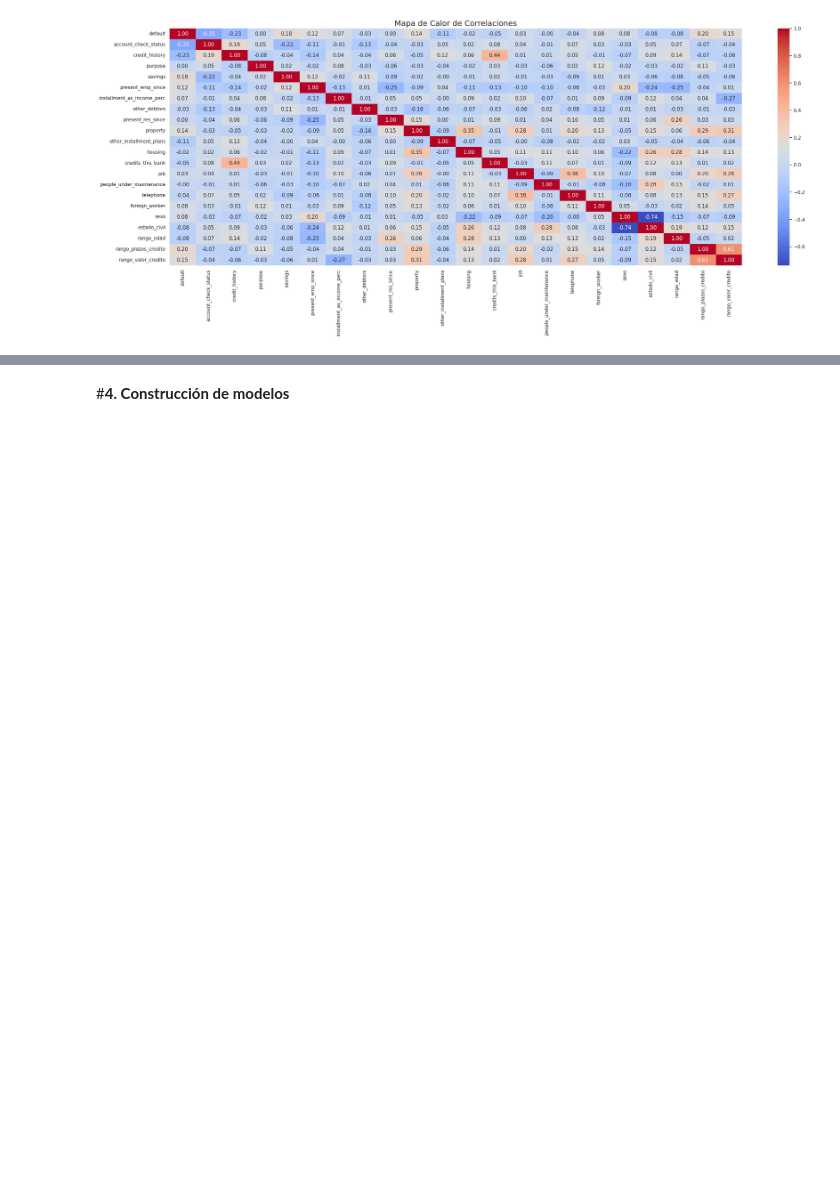
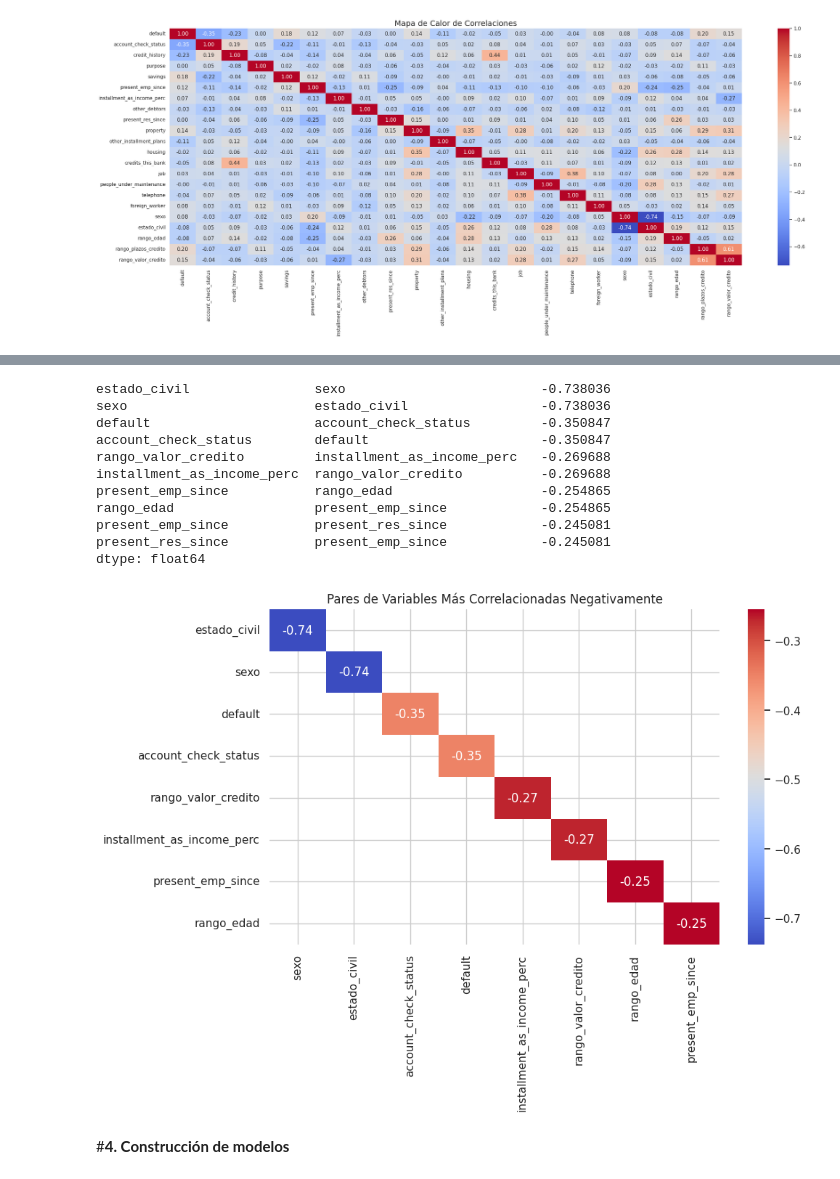
Before and after one commit to mbozop/inmersion-de-datos-python, a Jupyter notebook: credito_banco_aleman_inmersion.ipynb, the cells around one changed output, grey strips where cells are left out. Cells and saved outputs as stored; diff of their text form; code cells hidden in the pictures; blank space fills up the shorter version.

```diff
--- a/credito_banco_aleman_inmersion.ipynb
+++ b/credito_banco_aleman_inmersion.ipynb
@@ -302,3 +365,34 @@ plt.show()
+# %%
+# prompt: Genera un gráfico donde se encuentren los pares de variables mas correlacionadas entre si (negativamente)
+
+# Calcula la matriz de correlación
+correlation_matrix = df_banco.corr()
+
+# Encuentra los pares de variables más correlacionadas negativamente
+bottom_correlations = correlation_matrix.unstack().sort_values()
+bottom_correlations = bottom_correlations[bottom_correlations != 1]  # Elimina autocorrelaciones
+
+# Muestra los pares más correlacionados negativamente
+print(bottom_correlations.head(10))
+
+# Grafica las correlaciones más bajas
+plt.figure(figsize=(10, 6))
+sns.heatmap(bottom_correlations.head(8).unstack(), annot=True, cmap='coolwarm')
+plt.title('Pares de Variables Más Correlacionadas Negativamente')
+plt.show()
+# %% [output]
+estado_civil                sexo                         -0.738036
+sexo                        estado_civil                 -0.738036
+default                     account_check_status         -0.350847
+account_check_status        default                      -0.350847
+rango_valor_credito         installment_as_income_perc   -0.269688
+installment_as_income_perc  rango_valor_credito          -0.269688
+present_emp_since           rango_edad                   -0.254865
+rango_edad                  present_emp_since            -0.254865
+present_emp_since           present_res_since            -0.245081
+present_res_since           present_emp_since            -0.245081
+dtype: float64
+[figure, added]
 # %% [markdown]
 #**4. Construcción de modelos**
 # %%
```
Also changed, not shown: parts of 13 cells of this notebook.
